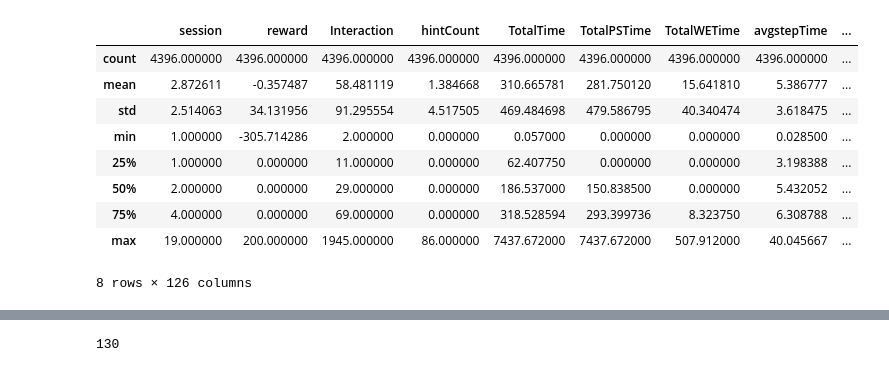
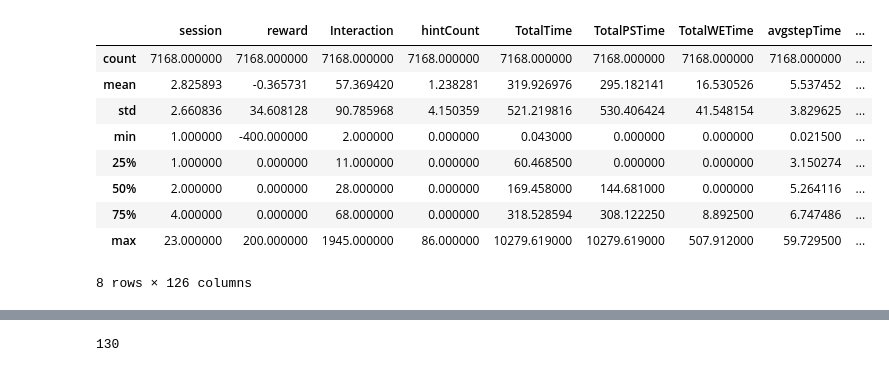
Before and after one commit to jerry-shijieli/Feature_Selection_For_Reinforcement_Learning, a Jupyter notebook: code/feature_exploration.ipynb, the cells around one changed output, grey strips where cells are left out. Saved outputs shown, nothing was run; the diff lists cells and outputs as text; code cells hidden in the pictures.

```diff
--- a/code/feature_exploration.ipynb
+++ b/code/feature_exploration.ipynb
@@ -3,18 +3,18 @@ import MDP_function as mf
 import numpy as np
 import pandas as pd
 # %%
-data_file = "MDP_Original_data.csv"
+data_file = "MDP_Original_data2.csv"
 original_data = pd.read_csv(data_file)
 original_data.describe()
 # %% [output]
 |  | session | reward | Interaction | hintCount | TotalTime | TotalPSTime | TotalWETime | avgstepTime | ... |
-| count | 4396.000000 | 4396.000000 | 4396.000000 | 4396.000000 | 4396.000000 | 4396.000000 | 4396.000000 | 4396.000000 | ... |
-| mean | 2.872611 | -0.357487 | 58.481119 | 1.384668 | 310.665781 | 281.750120 | 15.641810 | 5.386777 | ... |
-| std | 2.514063 | 34.131956 | 91.295554 | 4.517505 | 469.484698 | 479.586795 | 40.340474 | 3.618475 | ... |
-| min | 1.000000 | -305.714286 | 2.000000 | 0.000000 | 0.057000 | 0.000000 | 0.000000 | 0.028500 | ... |
-| 25% | 1.000000 | 0.000000 | 11.000000 | 0.000000 | 62.407750 | 0.000000 | 0.000000 | 3.198388 | ... |
-| 50% | 2.000000 | 0.000000 | 29.000000 | 0.000000 | 186.537000 | 150.838500 | 0.000000 | 5.432052 | ... |
-| 75% | 4.000000 | 0.000000 | 69.000000 | 0.000000 | 318.528594 | 293.399736 | 8.323750 | 6.308788 | ... |
-| max | 19.000000 | 200.000000 | 1945.000000 | 86.000000 | 7437.672000 | 7437.672000 | 507.912000 | 40.045667 | ... |
+| count | 7168.000000 | 7168.000000 | 7168.000000 | 7168.000000 | 7168.000000 | 7168.000000 | 7168.000000 | 7168.000000 | ... |
+| mean | 2.825893 | -0.365731 | 57.369420 | 1.238281 | 319.926976 | 295.182141 | 16.530526 | 5.537452 | ... |
+| std | 2.660836 | 34.608128 | 90.785968 | 4.150359 | 521.219816 | 530.406424 | 41.548154 | 3.829625 | ... |
+| min | 1.000000 | -400.000000 | 2.000000 | 0.000000 | 0.043000 | 0.000000 | 0.000000 | 0.021500 | ... |
+| 25% | 1.000000 | 0.000000 | 11.000000 | 0.000000 | 60.468500 | 0.000000 | 0.000000 | 3.150274 | ... |
+| 50% | 2.000000 | 0.000000 | 28.000000 | 0.000000 | 169.458000 | 144.681000 | 0.000000 | 5.264116 | ... |
+| 75% | 4.000000 | 0.000000 | 68.000000 | 0.000000 | 318.528594 | 308.122250 | 8.892500 | 6.747486 | ... |
+| max | 23.000000 | 200.000000 | 1945.000000 | 86.000000 | 10279.619000 | 10279.619000 | 507.912000 | 59.729500 | ... |
 8 rows × 126 columns
 # %%
```
Also changed, not shown: parts of 9 cells of this notebook, 14 other files.
